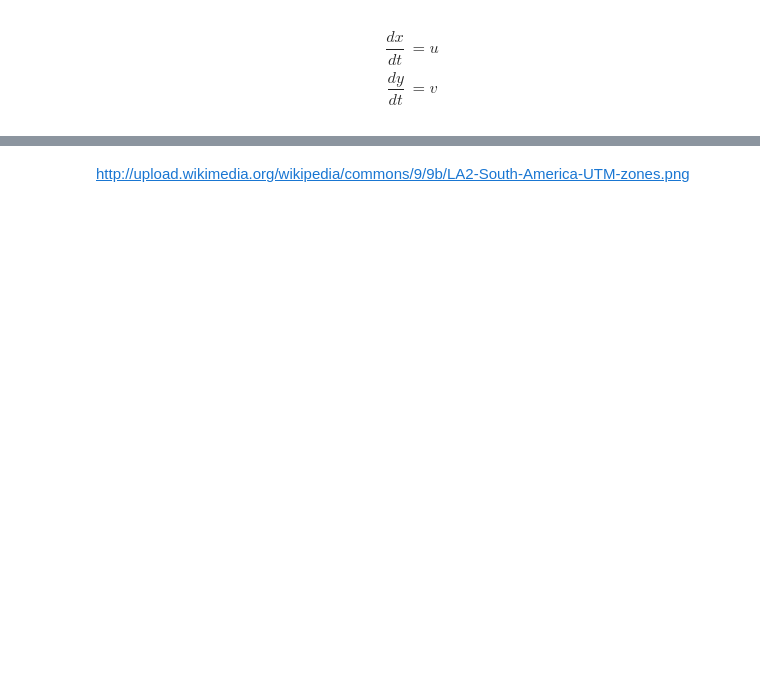
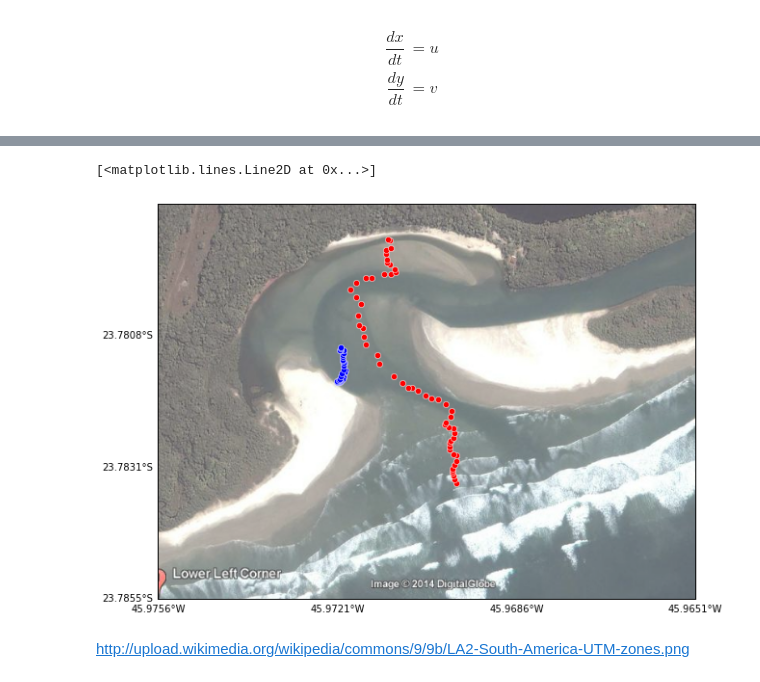
Before and after one commit to ocefpaf/virtual_machine_ipynb, a Jupyter notebook: notebooks/OcFisDin/Drifter/itaguare.ipynb, the cells around one changed output, grey strips where cells are left out. Cells and saved outputs as stored; diff of their text form; code cells hidden in the pictures; blank space fills up the shorter version.

```diff
--- a/notebooks/OcFisDin/Drifter/itaguare.ipynb
+++ b/notebooks/OcFisDin/Drifter/itaguare.ipynb
@@ -65,14 +87,17 @@ df2.columns
 # %%
 llcrnrlon = -(45 + (58 + 32.27/60) / 60)  # 45°58'32.27"W
 urcrnrlon = -(45 + (57 + 54.54/60) / 60)  # 45°57'54.54"W
 llcrnrlat = -(23 + (47 +  7.65/60) / 60)  # 23°47' 7.65"S
 urcrnrlat = -(23 + (46 + 42.25/60) / 60)  # 23°46'42.25"S
 
 fig, m = make_map(llcrnrlon=llcrnrlon, urcrnrlon=urcrnrlon, llcrnrlat=llcrnrlat, urcrnrlat=urcrnrlat)
 
 kw = dict(marker='o', markeredgecolor='w', markersize=6, linestyle='none', latlon=True)
 
-_ = m.plot(df1['lon'].values, df1['lat'].values, markerfacecolor='b', **kw)
-_ = m.plot(df2['lon'].values, df2['lat'].values, markerfacecolor='r', **kw)
+m.plot(df1['lon'].values, df1['lat'].values, markerfacecolor='b', **kw)
+m.plot(df2['lon'].values, df2['lat'].values, markerfacecolor='r', **kw)
+# %% [output]
+[<matplotlib.lines.Line2D at 0x...>]
+[figure, added]
 # %% [markdown]
 http://upload.wikimedia.org/wikipedia/commons/9/9b/LA2-South-America-UTM-zones.png
```
Also changed, not shown: parts of 7 cells of this notebook.
